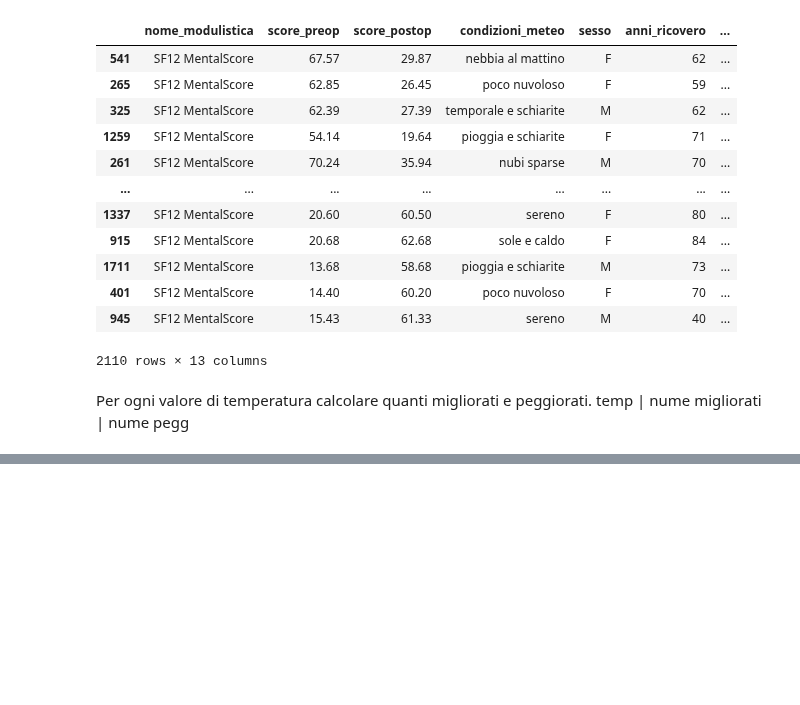
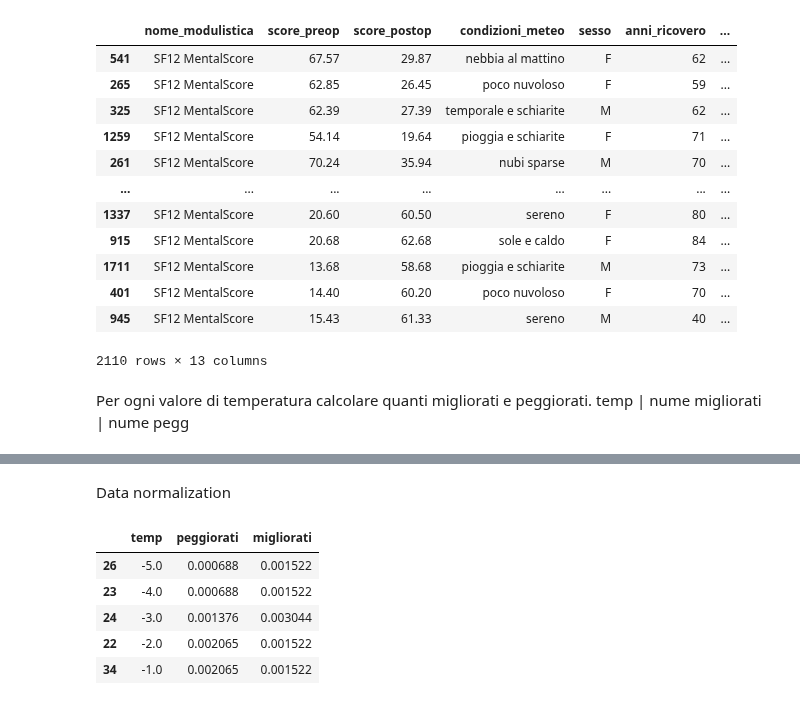
Before and after one commit to Blowdire/DataVisualizationProject, a Jupyter notebook: Mini-Progetto/Compitino_DV.ipynb, the cells around one changed output, grey strips where cells are left out. Drawn from its saved outputs; the diff is of its cells as text; code cells hidden in the pictures; blank space fills up the shorter version.

```diff
--- a/Mini-Progetto/Compitino_DV.ipynb
+++ b/Mini-Progetto/Compitino_DV.ipynb
@@ -98,3 +97,16 @@ dataframe.head()
+# %% [markdown]
+Data normalization
+# %%
+dataframe["peggiorati"] = dataframe["peggiorati"]/ dataframe["peggiorati"].sum()
+dataframe["migliorati"] = dataframe["migliorati"]/ dataframe["migliorati"].sum()
+dataframe.head()
+# %% [output]
+|  | temp | peggiorati | migliorati |
+| 26 | -5.0 | 0.000688 | 0.001522 |
+| 23 | -4.0 | 0.000688 | 0.001522 |
+| 24 | -3.0 | 0.001376 | 0.003044 |
+| 22 | -2.0 | 0.002065 | 0.001522 |
+| 34 | -1.0 | 0.002065 | 0.001522 |
 # %%
 fig = px.line(dataframe, x="temp", y=["peggiorati","migliorati"])
 fig.show()
```
Also changed, not shown: parts of 1 cell of this notebook.
